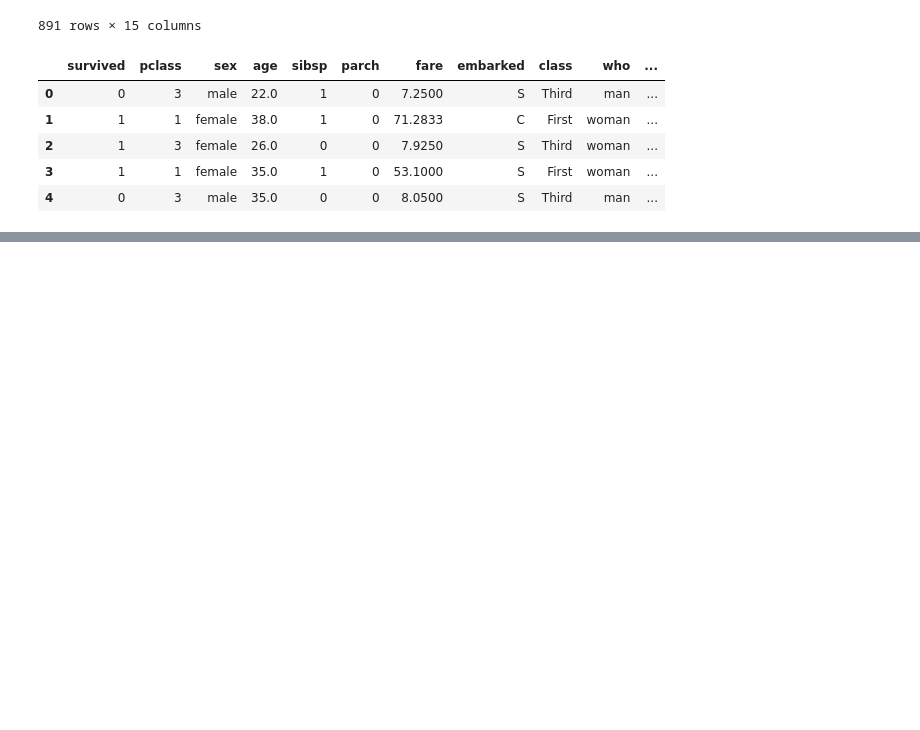
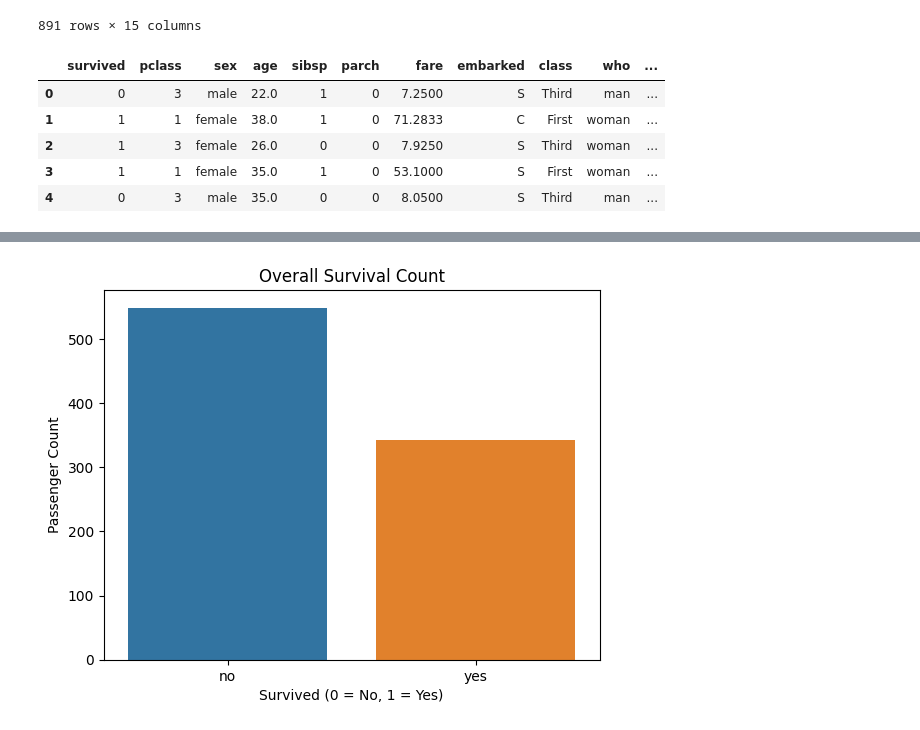
Before and after one commit to hasanhazirbulan/Titanic-Kaggle, a Jupyter notebook: titanic-seaborn.ipynb, the cells around one changed output, grey strips where cells are left out. Saved outputs shown, nothing was run; the diff lists cells and outputs as text; code cells hidden in the pictures; blank space fills up the shorter version.

```diff
--- a/titanic-seaborn.ipynb
+++ b/titanic-seaborn.ipynb
@@ -58,0 +81,8 @@ plt.show()
+# %%
+sns.countplot(x='alive', data=df)
+plt.title("Overall Survival Count")
+plt.xlabel("Survived (0 = No, 1 = Yes)")
+plt.ylabel("Passenger Count")
+plt.show()
+# %% [output]
+[figure, added]
```
Also changed, not shown: parts of 7 cells of this notebook.
